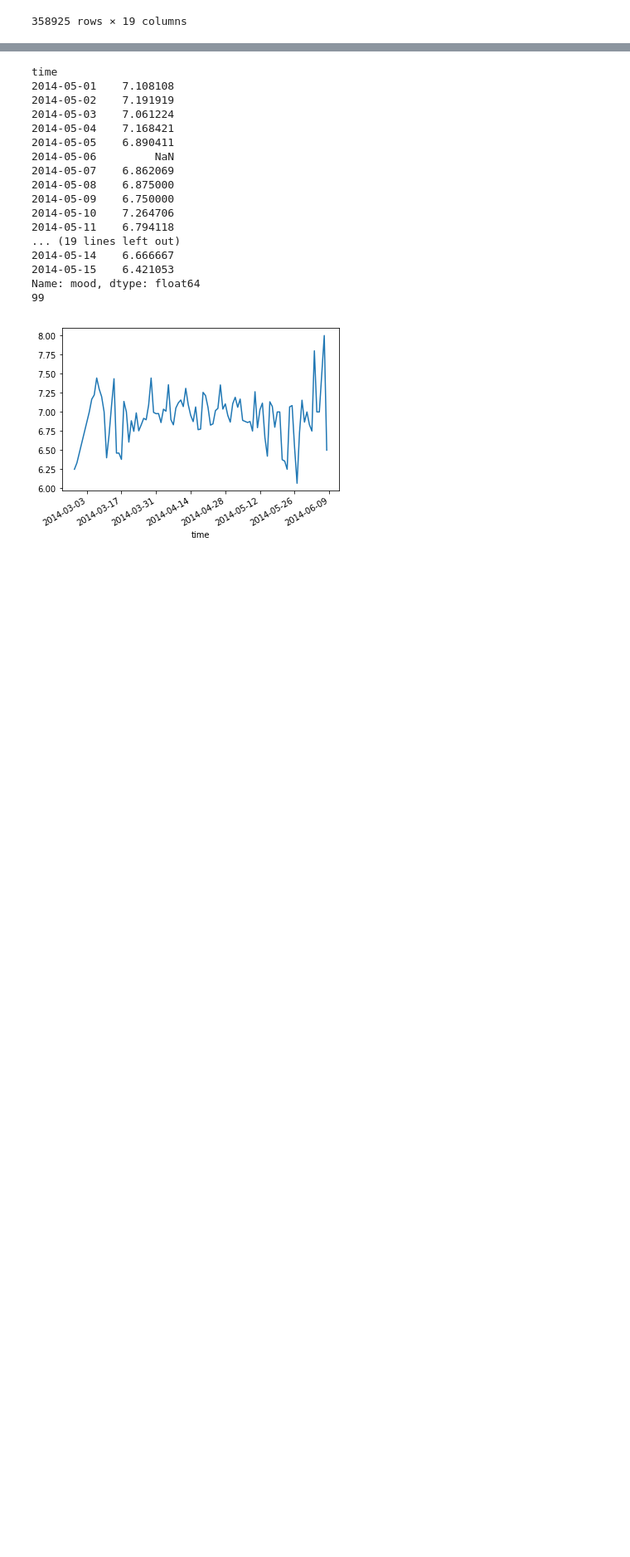
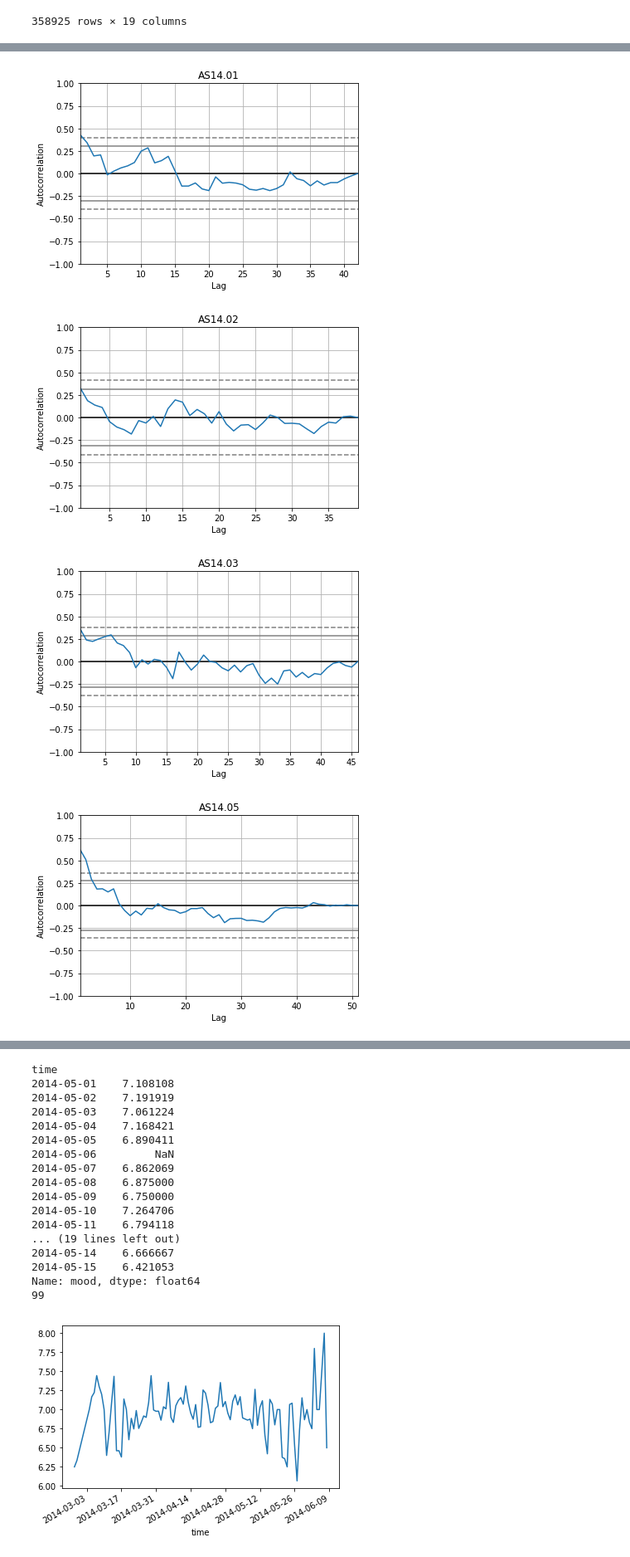
Before and after one commit to jelrae/dataMineAss1, a Jupyter notebook: DMT1-Jordan_Work.ipynb, the cells around one changed output, grey strips where cells are left out. Shown at 83% size. Saved outputs shown, nothing was run; the diff lists cells and outputs as text; code cells hidden in the pictures; blank space fills up the shorter version.

```diff
--- a/DMT1-Jordan_Work.ipynb
+++ b/DMT1-Jordan_Work.ipynb
@@ -137,6 +137,14 @@ for cur_id in id_list:
             if df_personal['mood'].iloc[i-1] != 0 and df_personal['mood'].iloc[i+1] != 0:
                 print("found one")
                 df_personal['mood'].iloc[i] = ((df_personal['mood'].iloc[i-1]+df_personal['mood'].iloc[i+1])/2)
+    df_list.append(df_personal)
+data1D_indiv = pd.concat(df_list)
+
+
+data1D_indiv['mood'] = data1D_indiv['mood'].replace(0,np.nan)
+
+data1D_indiv = data1D_indiv.dropna(subset=['mood'])
+
 
 mood_daily = data1D_indiv['mood']
 #print(len(mood_daily))
@@ -154,6 +162,7 @@ data1D_agg =  data_formated.groupby([pd.Grouper(freq='1D', level='time')
                                                            'call':'sum', 'screen':'sum', 'sms':'sum','circumplex.valence':'mean',
                                                            'circumplex.arousal':'mean', 'mood':'mean'})
 
+
 print("doing the full range now")
 data1D_agg.fillna(value = 0, inplace=True)
 
@@ -165,7 +174,9 @@ for i in range(1,len(data1D_agg.index)-1):
             print("found one")
             data1D_agg['mood'].iloc[i] = ((data1D_agg['mood'].iloc[i-1]+data1D_agg['mood'].iloc[i+1])/2)
 
-data1D_agg['mood'].loc['2014-05-06'] = (data1D_agg['mood'].loc['2014-05-05']+data1D_agg['mood'].loc['2014-05-07'])/2
+#data1D_agg['mood'].loc['2014-05-06'] = (data1D_agg['mood'].loc['2014-05-05']+data1D_agg['mood'].loc['2014-05-07'])/2
+
+data1D_agg['mood'] = data1D_agg['mood'].replace(0,np.nan)
 
 data1D_agg = data1D_agg.dropna(subset=['mood'])
 # %% [output]
@@ -257,0 +386,17 @@ print(len(data1D_agg_limited))
+# %%
+#mood_only.plot.line()
+
+#autocorrelation_plot(mood_only.loc[(index)])
+
+for index in mood_only.index.levels[0].tolist():
+    #mood_only.loc[(index)].plot.line()
+    plt.figure()
+    autocorrelation_plot(mood_only.loc[(index)])
+    plt.title(index)
+
+#mood_only.loc[(['AS14.01']),:].plot.scatter()
+# %% [output]
+[figure, added]
+[figure, added]
+[figure, added]
+[figure, added]
```
Also changed, not shown: parts of 8 cells of this notebook.
